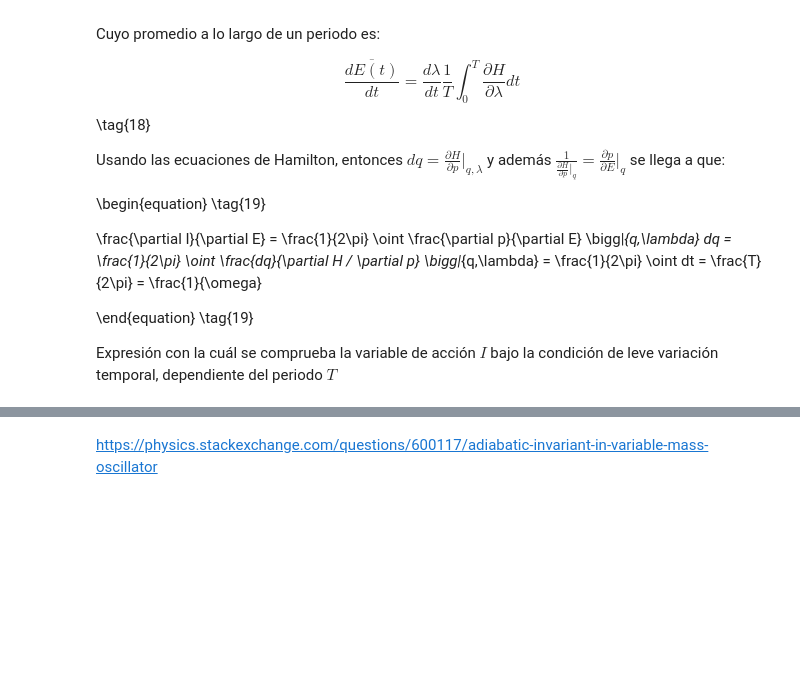
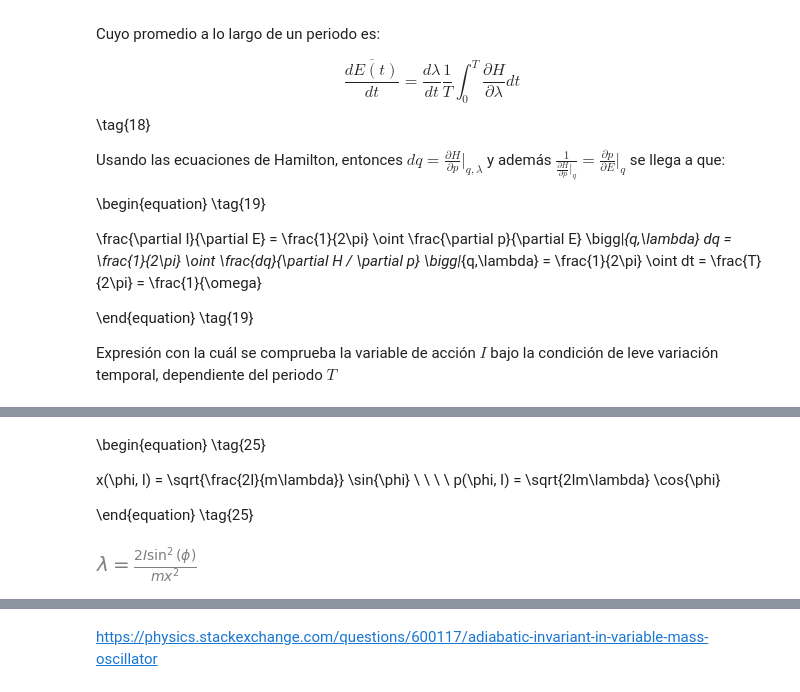
Before and after one commit to jerolg/FISICA_TEORICA_2, a Jupyter notebook: T3_Mecanica_hamilton/T3_hamilton.ipynb, the cells around one changed output, grey strips where cells are left out. Saved outputs shown, nothing was run; the diff lists cells and outputs as text; code cells hidden in the pictures; blank space fills up the shorter version.

```diff
--- a/T3_Mecanica_hamilton/T3_hamilton.ipynb
+++ b/T3_Mecanica_hamilton/T3_hamilton.ipynb
@@ -254,0 +285,11 @@ Junto con el nuevo hamiltoniano $H'(I, \phi, \lambda) = E (I, \lambda)$ surgen l
+# %% [markdown]
+\begin{equation} \tag{25}
+
+x(\phi, I) = \sqrt{\frac{2I}{m\lambda}} \sin{\phi} \ \ \ \ p(\phi, I) = \sqrt{2Im\lambda} \cos{\phi}
+
+\end{equation} \tag{25}
+# %%
+λ = sp.Eq(Lambda, sp.solve(sp.Eq(x, X), Lambda)[0])
+λ
+# %% [output]
+[figure, added]
```
Also changed, not shown: parts of 6 cells of this notebook.
